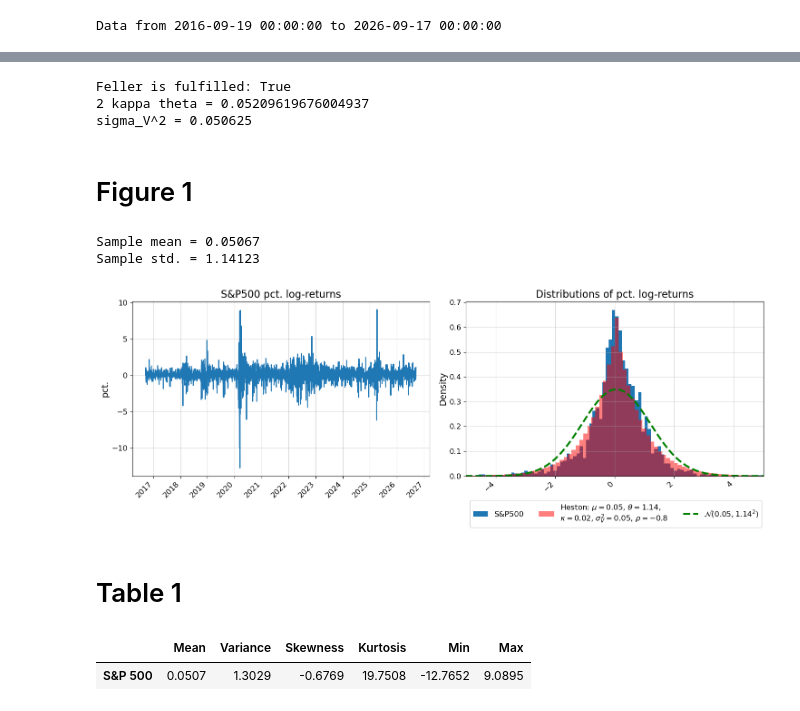
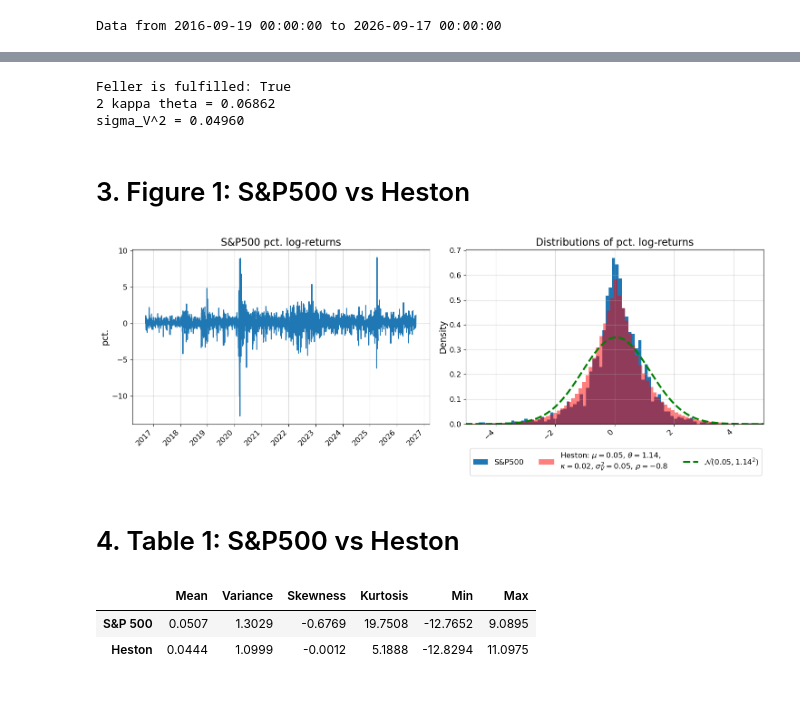
Before and after one commit to qxb650/MCSeminar, a Jupyter notebook: 01_Heston.ipynb, the cells around one changed output, grey strips where cells are left out. Saved outputs shown, nothing was run; the diff lists cells and outputs as text; code cells hidden in the pictures.

Commit message:
Implemented Simulated Method of Moments for Heston model

```diff
--- a/01_Heston.ipynb
+++ b/01_Heston.ipynb
@@ -85,26 +24,23 @@ T = years*days_pr_year # total number of days
 N = 20000
 Delta = 1
 
-S0 = 1.0
-mu = dY.mean()
-
-theta = dY.var()
-V0 = theta
-kappa = 0.02
-sigma_sq_V = 0.225**2
-rho = -0.8
-
-print(f'Feller is fulfilled: {2*kappa*theta > sigma_sq_V}')
-print(f'2 kappa theta = {2*kappa*theta}')
-print(f'sigma_V^2 = {sigma_sq_V}')
+# par from estimation
+mu = 0.0446 # dY.mean()
+theta = 1.0997# dY.var()
+kappa = 0.0312  # 0.02
+sigma_sq_V = 0.0496  # 0.225**2
+rho = -0.6673 #-0.8
-# %% [output]
-Feller is fulfilled: True
-2 kappa theta = 0.05209619676004937
-sigma_V^2 = 0.050625
 # %%
-S_sim, V_sim, Y_sim, dY_sim = full_trunc_euler(S0, mu, kappa, theta, sigma_sq_V, rho, Delta, N=N, T=T)
+seed = 42
+np.random.seed(seed)
+
+S_sim, V_sim, Y_sim, dY_sim = full_trunc_euler(mu, kappa, theta, sigma_sq_V, rho, Delta, N=N, T=T)
+# %% [output]
+Feller is fulfilled: True
+2 kappa theta = 0.06862
+sigma_V^2 = 0.04960
 # %% [markdown]
-# Figure 1
+# 3. Figure 1: S&P500 vs Heston
 # %%
 plt.rcParams.update({
     'font.size': 13,
@@ -149,39 +85,42 @@ for i in range(2):
     plt.setp(ax[i].get_xticklabels(), rotation=45, ha='right')
     ax[i].grid(alpha=0.5)
 
-print(f'Sample mean = {dY.mean().item():.5f}')
-print(f'Sample std. = {dY.std():.5f}')
-
 f.tight_layout()
 f.savefig('plots/SP500.png', bbox_inches='tight')
 # %% [output]
-Sample mean = 0.05067
-Sample std. = 1.14123
-[figure, old version]
+[figure, new version]
 # %% [markdown]
-# Table 1
+# 4. Table 1: S&P500 vs Heston
 # %%
-import numpy as np, pandas as pd
-from scipy import stats
+def summary_table(dY, dY_sim, ann=False):
 
-def summary_table(dY, name='S&P 500', ann=False):
-    dY = np.asarray(dY, dtype=float)
-    dY = dY[~np.isnan(dY)]
     if ann:
         ann = 252
     else:
         ann = 1
 
-    return pd.DataFrame({
+    dY_df = pd.DataFrame({
         'Mean':       ann*dY.mean(),
         'Variance':   ann*dY.var(ddof=1),
         'Skewness':   stats.skew(dY),
         'Kurtosis':   stats.kurtosis(dY, fisher=False),
         'Min':        dY.min(),                            # daglig, i %
         'Max':        dY.max(),
-    }, index=[name]).round(4)
+    }, index=['S&P 500']).round(4)
 
-summary_table(dY)
+    dY_sim_df = pd.DataFrame({
+        'Mean':       ann*dY_sim.mean(),
+        'Variance':   ann*dY_sim.var(ddof=1),
+        'Skewness':   stats.skew(dY_sim),
+        'Kurtosis':   stats.kurtosis(dY_sim, fisher=False),
+        'Min':        dY_sim.min(),                            # daglig, i %
+        'Max':        dY_sim.max(),
+    }, index=['Heston']).round(4)
+
+    return pd.concat([dY_df, dY_sim_df])
+
+summary_table(dY, dY_sim.flatten())
 # %% [output]
 |  | Mean | Variance | Skewness | Kurtosis | Min | Max |
 | S&P 500 | 0.0507 | 1.3029 | -0.6769 | 19.7508 | -12.7652 | 9.0895 |
+| Heston | 0.0444 | 1.0999 | -0.0012 | 5.1888 | -12.8294 | 11.0975 |
```
Also changed, not shown: parts of 8 cells of this notebook, 8 other files.
